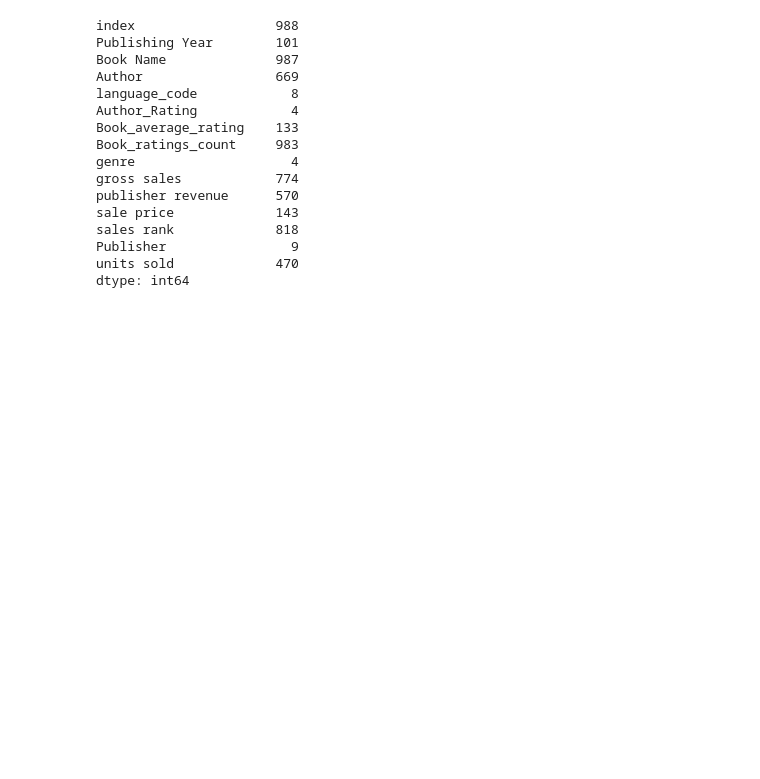
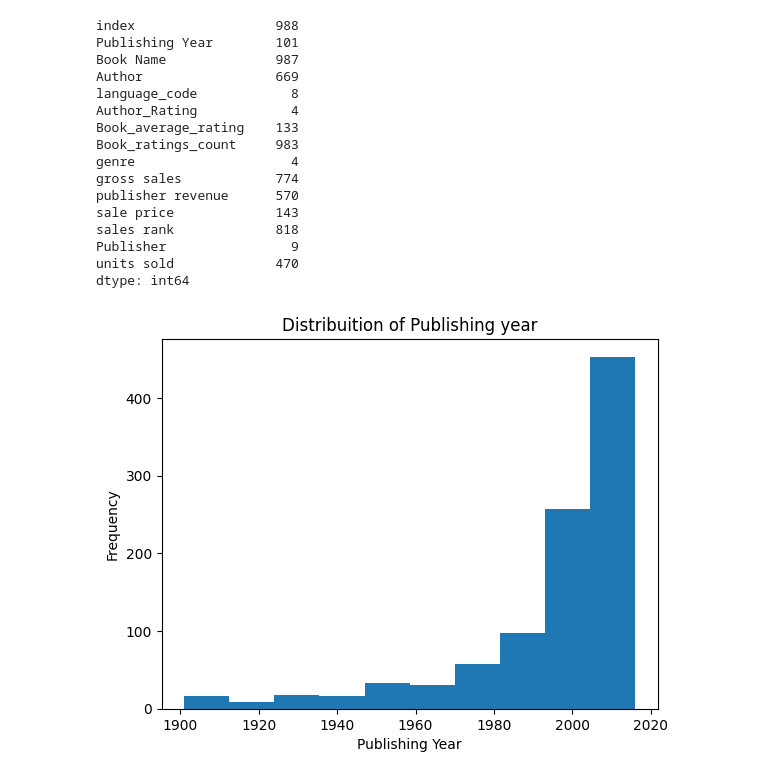
Before and after one commit to Punkrig/EDA-projects, a Jupyter notebook: book-sales/Notebook.ipynb, the cells around one changed output. Drawn from its saved outputs; the diff is of its cells as text; code cells hidden in the pictures; blank space fills up the shorter version.

```diff
--- a/book-sales/Notebook.ipynb
+++ b/book-sales/Notebook.ipynb
@@ -71,3 +71,11 @@ sales rank             818
 Publisher                9
 units sold             470
 dtype: int64
+# %%
+plt.hist(df["Publishing Year"])
+plt.xlabel("Publishing Year")
+plt.ylabel("Frequency")
+plt.title("Distribuition of Publishing year")
+plt.show()
+# %% [output]
+[figure, added]
```
Also changed, not shown: parts of 15 cells of this notebook.
